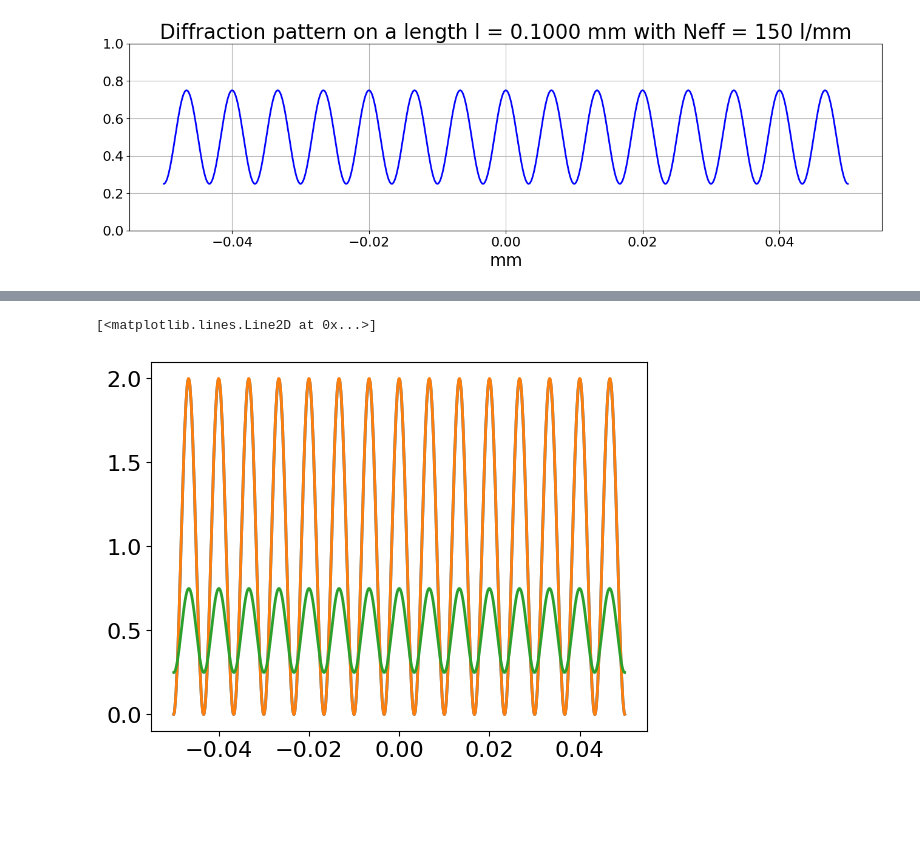
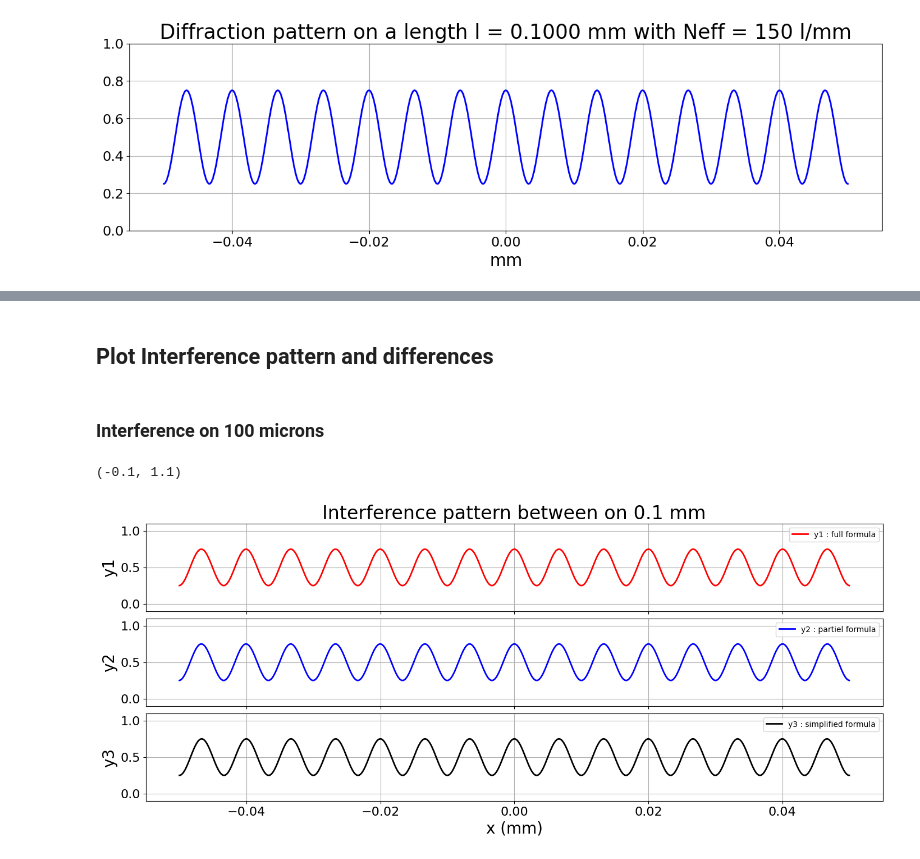
Before and after one commit to sylvielsstfr/AuxtelPSFpoppy, a Jupyter notebook: docs/notebooks/introdiffraction/04_InterferenceTwoSources.ipynb, the cells around one changed output, grey strips where cells are left out. Saved outputs shown, nothing was run; the diff lists cells and outputs as text; code cells hidden in the pictures; blank space fills up the shorter version.

```diff
--- a/docs/notebooks/introdiffraction/04_InterferenceTwoSources.ipynb
+++ b/docs/notebooks/introdiffraction/04_InterferenceTwoSources.ipynb
@@ -263,4 +275,4 @@ def InterferenceModule2(x,y,C=1,DPsi=0):
 
     U = Ua+Ub
     Umod2 = np.abs(U)**2
-    return Umod2
+    return Umod2/2
@@ -267,5 +285,16 @@ def InterferenceModule2(x,y,C=1,DPsi=0):
+# %%
+def InterferenceModule1D_3(x,C=0.5,DPsi=0):
+    """
+    Ultra simplifid
+    """
+    cos_beta = np.sqrt((np.sqrt(1-C**2)+1)/2.)
+    sin_beta = np.sqrt((1-np.sqrt(1-C**2))/2.)
+    k_R = 2.*np.pi/lambda_R
+
+    I = (1+C*np.cos(k_R*dR*x/DR -DPsi))/2.
+    return I
 # %%
-def InterferenceModule1D_1(x,C=1,DPsi=0):
+def InterferenceModule1D_1(x,C=0.5,DPsi=0):
     return InterferenceModule1(x,0.,C=C,DPsi=DPsi)
-def InterferenceModule1D_2(x,C=1,DPsi=0):
+def InterferenceModule1D_2(x,C=0.5,DPsi=0):
     return InterferenceModule2(x,0.,C=C,DPsi=DPsi)
@@ -275,7 +301,33 @@ y2 = InterferenceModule1D_2(x)
+# %% [markdown]
+## Plot Interference pattern and differences
+# %%
+# Beam contrast
+C=0.75
+# Phase shift
+DPSI = 0
+# %% [markdown]
+### Interference on 100 microns
 # %%
-plt.plot(x,y1)
-plt.plot(x,y2)
-plt.plot(x,y)
+x = np.linspace(-.05,0.05,5000)
+y1 = InterferenceModule1D_1(x,C,DPSI)
+y2 = InterferenceModule1D_2(x,C,DPSI)
+y3 = InterferenceModule1D_3(x,C,DPSI)
+
+fig,(ax1,ax2,ax3)  = plt.subplots(3,1,figsize=(14,6),layout="constrained",sharex=True,sharey=True)
+ax1.plot(x,y1,'r',label = "y1 : full formula")
+ax2.plot(x,y2,'b',label = "y2 : partiel formula")
+ax3.plot(x,y3,'k',label = "y3 : simplified formula")
+ax1.grid(); ax1.legend()
+ax2.grid(); ax2.legend()
+ax3.grid(); ax3.legend()
+
+
+ax1.set_title("Interference pattern between on 0.1 mm")
+ax3.set_xlabel("x (mm)")
+ax1.set_ylabel("y1")
+ax2.set_ylabel("y2")
+ax3.set_ylabel("y3")
+ax1.set_ylim(-0.1,1.1)
 # %% [output]
-[<matplotlib.lines.Line2D at 0x...>]
+(-0.1, 1.1)
-[figure, old version]
+[figure, new version]
```
Also changed, not shown: parts of 16 cells of this notebook, 1 other file.
